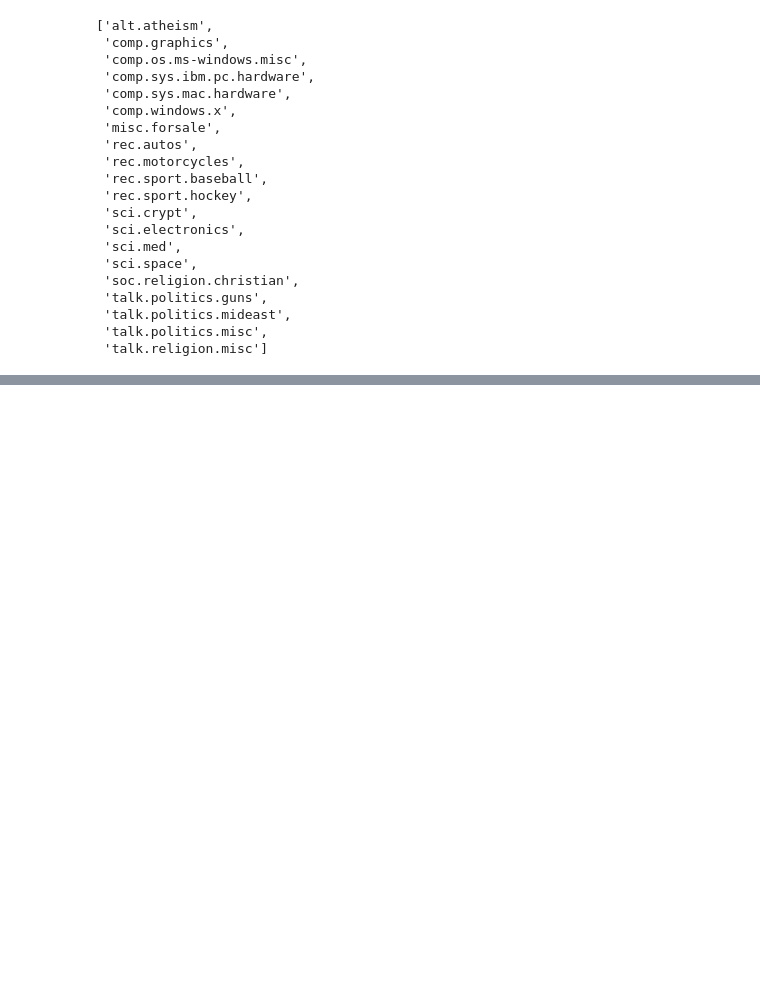
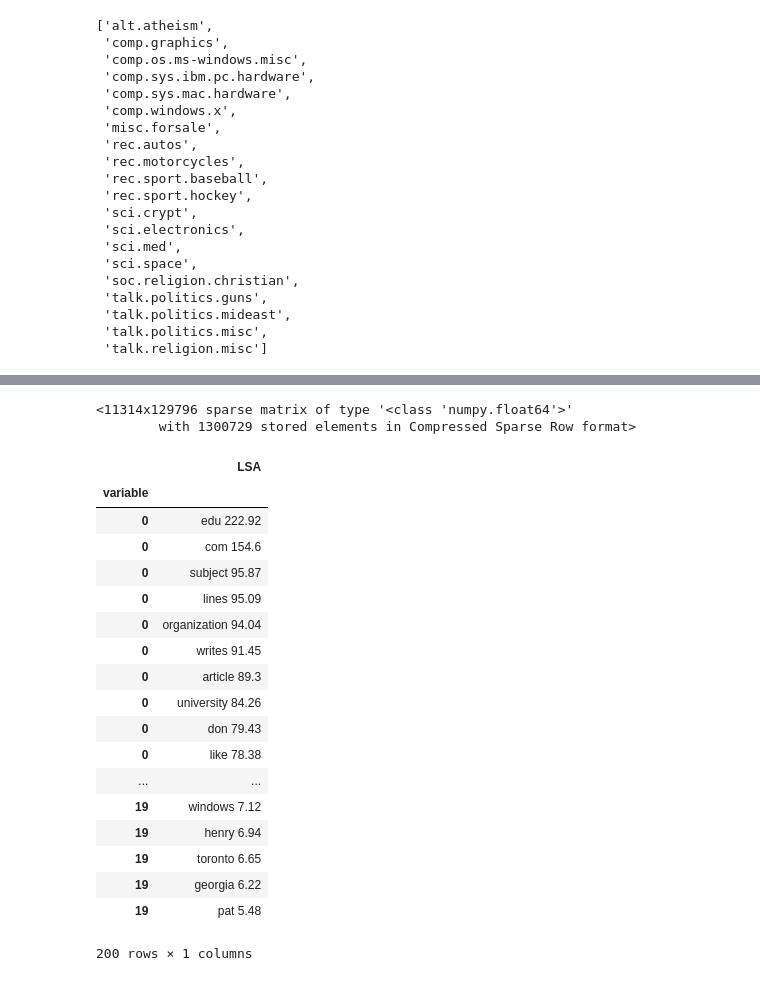
Before and after one commit to Heathocha/Guided-Example-Advanced-Text-Extraction-with-Challenge, a Jupyter notebook: Guided Example - Advanced Text Extraction with Challenge.ipynb, the cells around one changed output, grey strips where cells are left out. Saved outputs shown, nothing was run; the diff lists cells and outputs as text; code cells hidden in the pictures; blank space fills up the shorter version.

```diff
--- a/Guided Example - Advanced Text Extraction with Challenge.ipynb
+++ b/Guided Example - Advanced Text Extraction with Challenge.ipynb
@@ -385,0 +272,6 @@ pprint(list(newsgroups_train.target_names))
+# %%
+news_main = vectorizer_news.fit_transform(newsgroups_train.data)
+news_main
+# %% [output]
+<11314x129796 sparse matrix of type '<class 'numpy.float64'>'
+        with 1300729 stored elements in Compressed Sparse Row format>
@@ -385,0 +291,22 @@ pprint(list(newsgroups_train.target_names))
+# %%
+topwords
+# %% [output]
+|  | LSA |
+| variable |  |
+| 0 | edu 222.92 |
+| 0 | com 154.6 |
+| 0 | subject 95.87 |
+| 0 | lines 95.09 |
+| 0 | organization 94.04 |
+| 0 | writes 91.45 |
+| 0 | article 89.3 |
+| 0 | university 84.26 |
+| 0 | don 79.43 |
+| 0 | like 78.38 |
+| ... | ... |
+| 19 | windows 7.12 |
+| 19 | henry 6.94 |
+| 19 | toronto 6.65 |
+| 19 | georgia 6.22 |
+| 19 | pat 5.48 |
+200 rows × 1 columns
```
Also changed, not shown: parts of 22 cells of this notebook.
